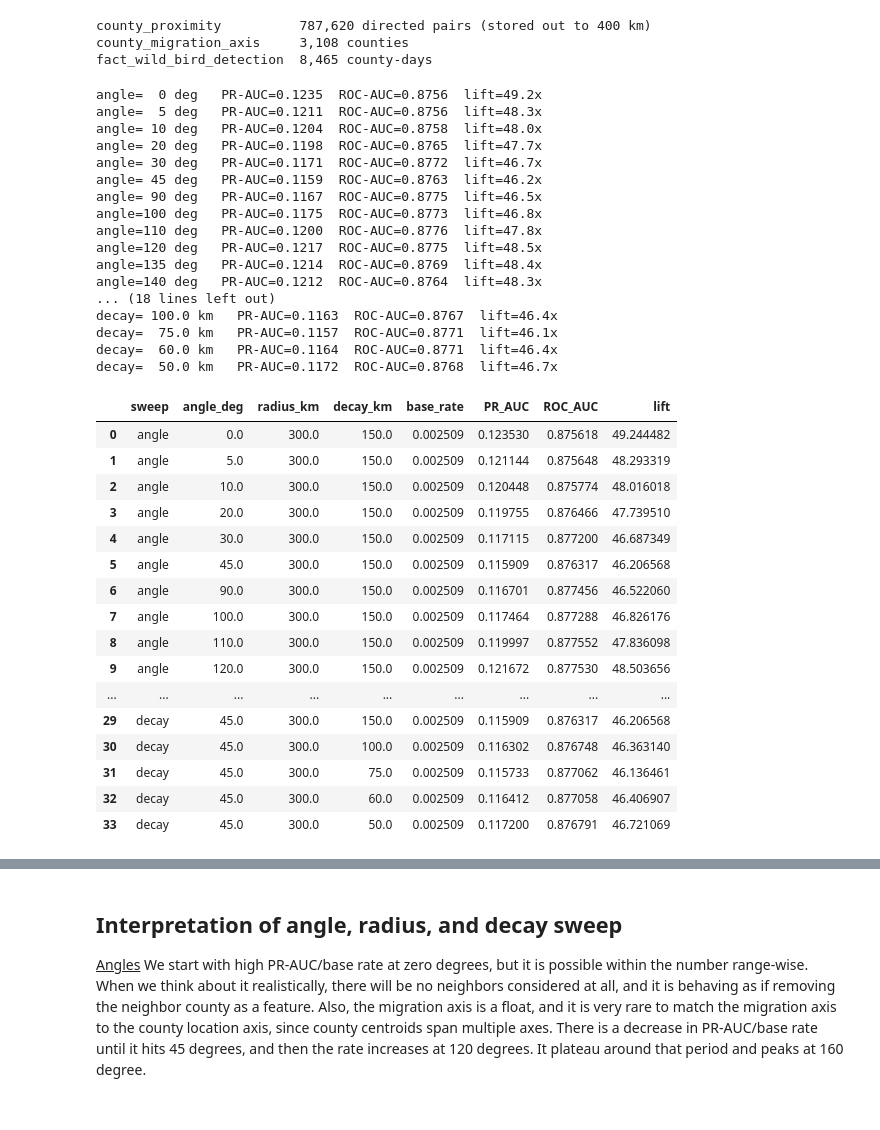
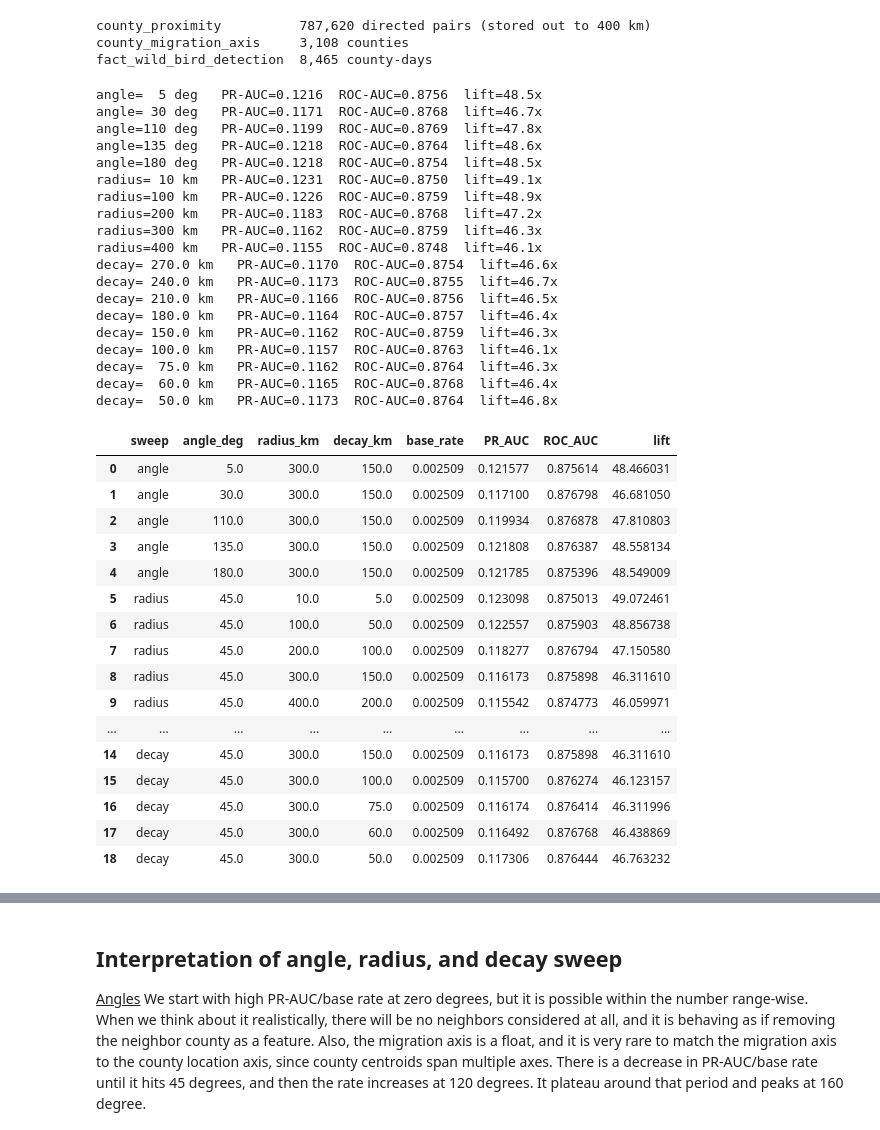
Before and after one commit to NickSanfordCPA/h5n1-capstone, a Jupyter notebook: notebooks/regression_baseline.ipynb, the cells around one changed output, grey strips where cells are left out. Cells and saved outputs as stored; diff of their text form; code cells hidden in the pictures.

```diff
--- a/notebooks/regression_baseline.ipynb
+++ b/notebooks/regression_baseline.ipynb
@@ -641,74 +641,76 @@ def fit_and_score(frame, label):
 # this cell takes a few minutes to run.
 PRODUCTION_ANGLE, PRODUCTION_RADIUS, PRODUCTION_DECAY = 45.0, 300.0, 150.0  # decay = 1/2 radius
 
-ANGLES          = [0, 5, 10, 20, 30, 45, 90, 100, 110, 120, 135, 140, 150, 160, 170, 180]
-DISTANCES       = [0, 20, 40, 60, 80, 100, 200, 300, 400]
+ANGLES          = [5, 30, 110, 135, 180]
+DISTANCES       = [10, 100, 200, 300, 400]
 DECAY_FRACTIONS = [9/10, 8/10, 7/10, 6/10,1 / 2, 1 / 3, 1 / 4, 1 / 5, 1 / 6]   # of PRODUCTION_RADIUS
 
 results = []
 
 for angle in ANGLES:
     frame = with_side_pressure(angle, PRODUCTION_RADIUS, PRODUCTION_DECAY)
     r = fit_and_score(frame, f"angle={angle:g} deg")
     r.update(sweep="angle", angle_deg=angle, radius_km=PRODUCTION_RADIUS, decay_km=PRODUCTION_DECAY)
     results.append(r)
     print(f"angle={angle:>3g} deg   PR-AUC={r['PR_AUC']:.4f}  ROC-AUC={r['ROC_AUC']:.4f}  lift={r['lift']:.1f}x")
 
 for radius in DISTANCES:
     decay = radius * 0.5   # hold decay at 1/2 radius as radius moves, matching the production ratio
     frame = with_side_pressure(PRODUCTION_ANGLE, radius, decay)
     r = fit_and_score(frame, f"radius={radius:g} km")
     r.update(sweep="radius", angle_deg=PRODUCTION_ANGLE, radius_km=radius, decay_km=decay)
     results.append(r)
     print(f"radius={radius:>3g} km   PR-AUC={r['PR_AUC']:.4f}  ROC-AUC={r['ROC_AUC']:.4f}  lift={r['lift']:.1f}x")
 
 for frac in DECAY_FRACTIONS:
     decay = PRODUCTION_RADIUS * frac
     frame = with_side_pressure(PRODUCTION_ANGLE, PRODUCTION_RADIUS, decay)
     r = fit_and_score(frame, f"decay={decay:.0f} km ({frac:.3g} of radius)")
     r.update(sweep="decay", angle_deg=PRODUCTION_ANGLE, radius_km=PRODUCTION_RADIUS, decay_km=decay)
     results.append(r)
     print(f"decay={decay:>6.1f} km   PR-AUC={r['PR_AUC']:.4f}  ROC-AUC={r['ROC_AUC']:.4f}  lift={r['lift']:.1f}x")
 
 results_df = pd.DataFrame(results)[
     ["sweep", "angle_deg", "radius_km", "decay_km", "base_rate", "PR_AUC", "ROC_AUC", "lift"]
 ]
 results_df
 # %% [output]
-angle=  0 deg   PR-AUC=0.1235  ROC-AUC=0.8756  lift=49.2x
-angle=  5 deg   PR-AUC=0.1211  ROC-AUC=0.8756  lift=48.3x
-angle= 10 deg   PR-AUC=0.1204  ROC-AUC=0.8758  lift=48.0x
-angle= 20 deg   PR-AUC=0.1198  ROC-AUC=0.8765  lift=47.7x
-angle= 30 deg   PR-AUC=0.1171  ROC-AUC=0.8772  lift=46.7x
-angle= 45 deg   PR-AUC=0.1159  ROC-AUC=0.8763  lift=46.2x
-angle= 90 deg   PR-AUC=0.1167  ROC-AUC=0.8775  lift=46.5x
-angle=100 deg   PR-AUC=0.1175  ROC-AUC=0.8773  lift=46.8x
-angle=110 deg   PR-AUC=0.1200  ROC-AUC=0.8776  lift=47.8x
-angle=120 deg   PR-AUC=0.1217  ROC-AUC=0.8775  lift=48.5x
-angle=135 deg   PR-AUC=0.1214  ROC-AUC=0.8769  lift=48.4x
-angle=140 deg   PR-AUC=0.1212  ROC-AUC=0.8764  lift=48.3x
-... (18 lines left out)
-decay= 100.0 km   PR-AUC=0.1163  ROC-AUC=0.8767  lift=46.4x
-decay=  75.0 km   PR-AUC=0.1157  ROC-AUC=0.8771  lift=46.1x
-decay=  60.0 km   PR-AUC=0.1164  ROC-AUC=0.8771  lift=46.4x
-decay=  50.0 km   PR-AUC=0.1172  ROC-AUC=0.8768  lift=46.7x
+angle=  5 deg   PR-AUC=0.1216  ROC-AUC=0.8756  lift=48.5x
+angle= 30 deg   PR-AUC=0.1171  ROC-AUC=0.8768  lift=46.7x
+angle=110 deg   PR-AUC=0.1199  ROC-AUC=0.8769  lift=47.8x
+angle=135 deg   PR-AUC=0.1218  ROC-AUC=0.8764  lift=48.6x
+angle=180 deg   PR-AUC=0.1218  ROC-AUC=0.8754  lift=48.5x
+radius= 10 km   PR-AUC=0.1231  ROC-AUC=0.8750  lift=49.1x
+radius=100 km   PR-AUC=0.1226  ROC-AUC=0.8759  lift=48.9x
+radius=200 km   PR-AUC=0.1183  ROC-AUC=0.8768  lift=47.2x
+radius=300 km   PR-AUC=0.1162  ROC-AUC=0.8759  lift=46.3x
+radius=400 km   PR-AUC=0.1155  ROC-AUC=0.8748  lift=46.1x
+decay= 270.0 km   PR-AUC=0.1170  ROC-AUC=0.8754  lift=46.6x
+decay= 240.0 km   PR-AUC=0.1173  ROC-AUC=0.8755  lift=46.7x
+decay= 210.0 km   PR-AUC=0.1166  ROC-AUC=0.8756  lift=46.5x
+decay= 180.0 km   PR-AUC=0.1164  ROC-AUC=0.8757  lift=46.4x
+decay= 150.0 km   PR-AUC=0.1162  ROC-AUC=0.8759  lift=46.3x
+decay= 100.0 km   PR-AUC=0.1157  ROC-AUC=0.8763  lift=46.1x
+decay=  75.0 km   PR-AUC=0.1162  ROC-AUC=0.8764  lift=46.3x
+decay=  60.0 km   PR-AUC=0.1165  ROC-AUC=0.8768  lift=46.4x
+decay=  50.0 km   PR-AUC=0.1173  ROC-AUC=0.8764  lift=46.8x
 |  | sweep | angle_deg | radius_km | decay_km | base_rate | PR_AUC | ROC_AUC | lift |
-| 0 | angle | 0.0 | 300.0 | 150.0 | 0.002509 | 0.123530 | 0.875618 | 49.244482 |
-| 1 | angle | 5.0 | 300.0 | 150.0 | 0.002509 | 0.121144 | 0.875648 | 48.293319 |
-| 2 | angle | 10.0 | 300.0 | 150.0 | 0.002509 | 0.120448 | 0.875774 | 48.016018 |
-| 3 | angle | 20.0 | 300.0 | 150.0 | 0.002509 | 0.119755 | 0.876466 | 47.739510 |
-| 4 | angle | 30.0 | 300.0 | 150.0 | 0.002509 | 0.117115 | 0.877200 | 46.687349 |
-| 5 | angle | 45.0 | 300.0 | 150.0 | 0.002509 | 0.115909 | 0.876317 | 46.206568 |
-| 6 | angle | 90.0 | 300.0 | 150.0 | 0.002509 | 0.116701 | 0.877456 | 46.522060 |
-| 7 | angle | 100.0 | 300.0 | 150.0 | 0.002509 | 0.117464 | 0.877288 | 46.826176 |
-| 8 | angle | 110.0 | 300.0 | 150.0 | 0.002509 | 0.119997 | 0.877552 | 47.836098 |
-| 9 | angle | 120.0 | 300.0 | 150.0 | 0.002509 | 0.121672 | 0.877530 | 48.503656 |
+| 0 | angle | 5.0 | 300.0 | 150.0 | 0.002509 | 0.121577 | 0.875614 | 48.466031 |
+| 1 | angle | 30.0 | 300.0 | 150.0 | 0.002509 | 0.117100 | 0.876798 | 46.681050 |
+| 2 | angle | 110.0 | 300.0 | 150.0 | 0.002509 | 0.119934 | 0.876878 | 47.810803 |
+| 3 | angle | 135.0 | 300.0 | 150.0 | 0.002509 | 0.121808 | 0.876387 | 48.558134 |
+| 4 | angle | 180.0 | 300.0 | 150.0 | 0.002509 | 0.121785 | 0.875396 | 48.549009 |
+| 5 | radius | 45.0 | 10.0 | 5.0 | 0.002509 | 0.123098 | 0.875013 | 49.072461 |
+| 6 | radius | 45.0 | 100.0 | 50.0 | 0.002509 | 0.122557 | 0.875903 | 48.856738 |
+| 7 | radius | 45.0 | 200.0 | 100.0 | 0.002509 | 0.118277 | 0.876794 | 47.150580 |
+| 8 | radius | 45.0 | 300.0 | 150.0 | 0.002509 | 0.116173 | 0.875898 | 46.311610 |
+| 9 | radius | 45.0 | 400.0 | 200.0 | 0.002509 | 0.115542 | 0.874773 | 46.059971 |
 | ... | ... | ... | ... | ... | ... | ... | ... | ... |
-| 29 | decay | 45.0 | 300.0 | 150.0 | 0.002509 | 0.115909 | 0.876317 | 46.206568 |
-| 30 | decay | 45.0 | 300.0 | 100.0 | 0.002509 | 0.116302 | 0.876748 | 46.363140 |
-| 31 | decay | 45.0 | 300.0 | 75.0 | 0.002509 | 0.115733 | 0.877062 | 46.136461 |
-| 32 | decay | 45.0 | 300.0 | 60.0 | 0.002509 | 0.116412 | 0.877058 | 46.406907 |
-| 33 | decay | 45.0 | 300.0 | 50.0 | 0.002509 | 0.117200 | 0.876791 | 46.721069 |
+| 14 | decay | 45.0 | 300.0 | 150.0 | 0.002509 | 0.116173 | 0.875898 | 46.311610 |
+| 15 | decay | 45.0 | 300.0 | 100.0 | 0.002509 | 0.115700 | 0.876274 | 46.123157 |
+| 16 | decay | 45.0 | 300.0 | 75.0 | 0.002509 | 0.116174 | 0.876414 | 46.311996 |
+| 17 | decay | 45.0 | 300.0 | 60.0 | 0.002509 | 0.116492 | 0.876768 | 46.438869 |
+| 18 | decay | 45.0 | 300.0 | 50.0 | 0.002509 | 0.117306 | 0.876444 | 46.763232 |
 # %%
 # --- visualize: PR-AUC lift as each parameter moves away from the production default ---
 fig, axes = plt.subplots(1, 3, figsize=(12, 3.6), sharey=True)
```
Also changed, not shown: parts of 24 cells of this notebook.
